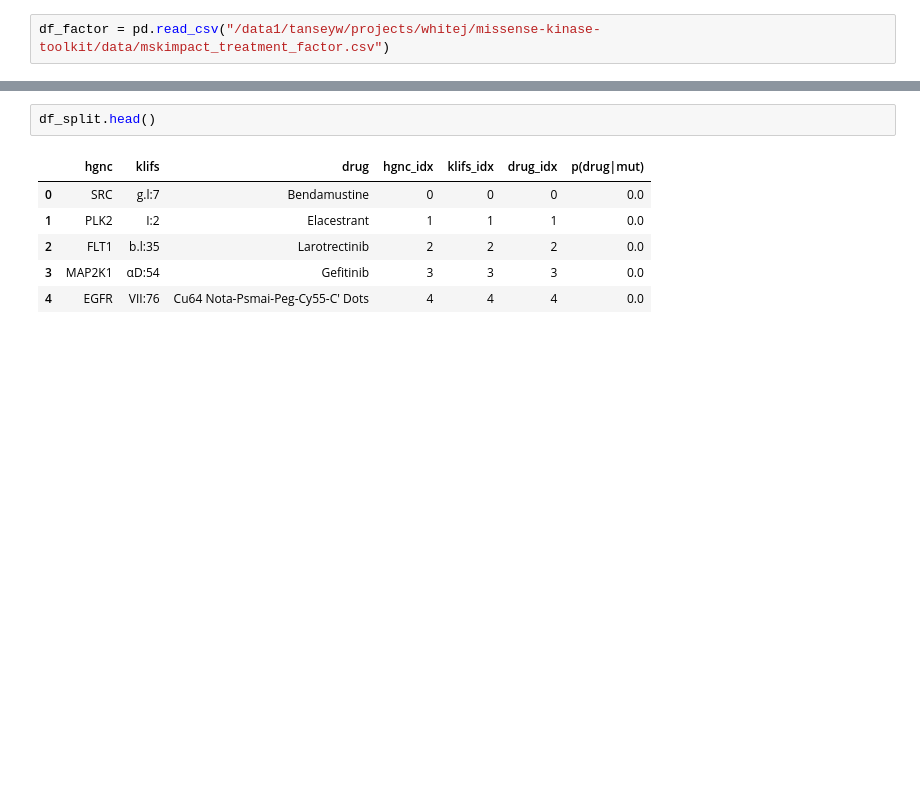
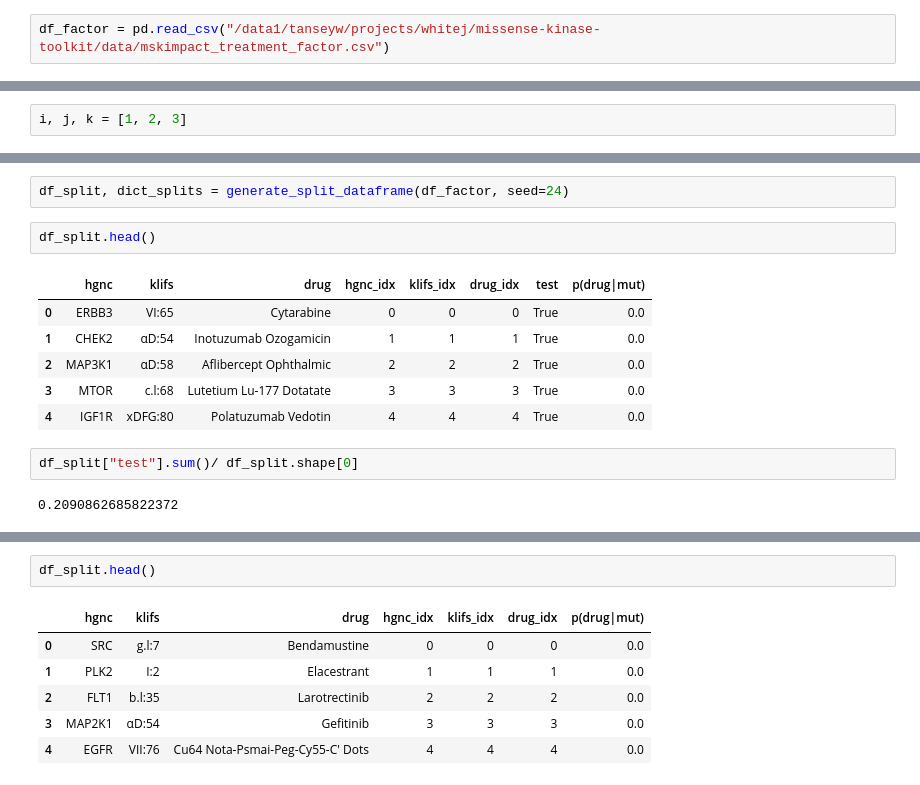
Before and after one commit to choderalab/missense-kinase-toolkit, a Jupyter notebook: notebooks/factor_model.ipynb, the cells around one changed output, grey strips where cells are left out. Cells and saved outputs as stored; diff of their text form; blank space fills up the shorter version.

Commit message:
running factor model in notebook

```diff
--- a/notebooks/factor_model.ipynb
+++ b/notebooks/factor_model.ipynb
@@ -85,0 +121,2 @@ def generate_split_dataframe(
+# %%
+i, j, k = [1, 2, 3]
@@ -85,0 +178,15 @@ def generate_split_dataframe(
+# %%
+df_split, dict_splits = generate_split_dataframe(df_factor, seed=24)
+# %%
+df_split.head()
+# %% [output]
+|  | hgnc | klifs | drug | hgnc_idx | klifs_idx | drug_idx | test | p(drug|mut) |
+| 0 | ERBB3 | VI:65 | Cytarabine | 0 | 0 | 0 | True | 0.0 |
+| 1 | CHEK2 | αD:54 | Inotuzumab Ozogamicin | 1 | 1 | 1 | True | 0.0 |
+| 2 | MAP3K1 | αD:58 | Aflibercept Ophthalmic | 2 | 2 | 2 | True | 0.0 |
+| 3 | MTOR | c.l:68 | Lutetium Lu-177 Dotatate | 3 | 3 | 3 | True | 0.0 |
+| 4 | IGF1R | xDFG:80 | Polatuzumab Vedotin | 4 | 4 | 4 | True | 0.0 |
+# %%
+df_split["test"].sum()/ df_split.shape[0]
+# %% [output]
+0.2090862685822372
```
Also changed, not shown: parts of 50 cells of this notebook.
